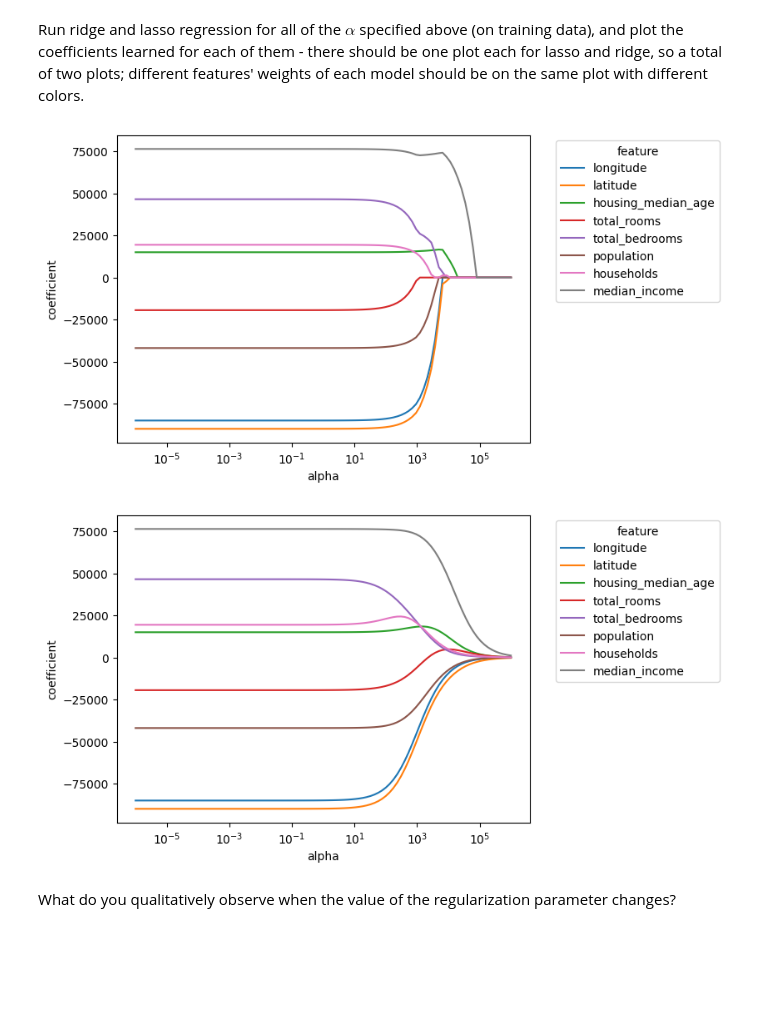
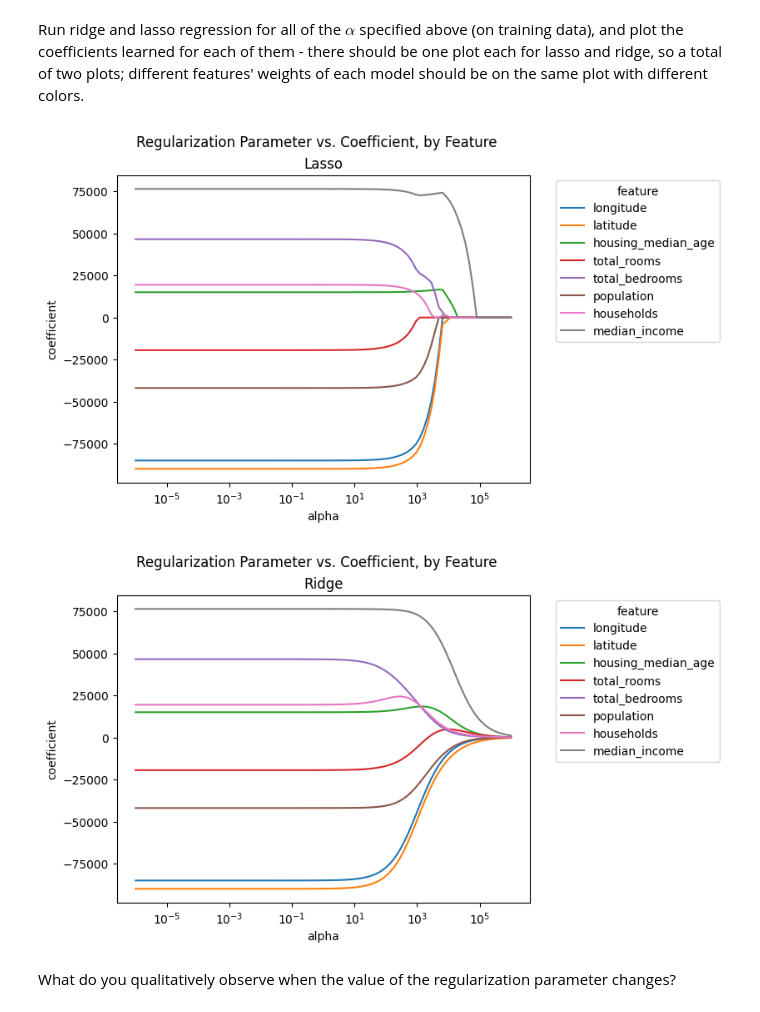
Before and after one commit to psinha25/ece381-aml, a Jupyter notebook: hw1/HW_1.ipynb, the cells around one changed output. Cells and saved outputs as stored; diff of their text form; code cells hidden in the pictures; blank space fills up the shorter version.

```diff
--- a/hw1/HW_1.ipynb
+++ b/hw1/HW_1.ipynb
@@ -380,26 +373,28 @@ for a in alphas:
 # %%
 # Write the code to make the plot for coefficients learned from lasso
 ## START CODE ##
 alpha_list = []
 coefs_list = []
 feature_list = []
 for i, a in enumerate(alphas):
     alpha_list.extend([a] * len(coefs[i]))
     coefs_list.extend(coefs[i])
     feature_list.extend(['longitude', 'latitude', 'housing_median_age', 'total_rooms', 'total_bedrooms', 'population', 'households', 'median_income'])
 df_plot = pd.DataFrame()
 df_plot['alpha'] = alpha_list
 df_plot['coefficient'] = coefs_list
 df_plot['feature'] = feature_list
 
 p1 = sns.lineplot(data=df_plot, x='alpha', y='coefficient', hue='feature')
 plt.xscale('log')
 plt.legend(title='feature', bbox_to_anchor=(1.05, 1.0), loc='upper left')
+plt.suptitle('Regularization Parameter vs. Coefficient, by Feature')
+plt.title('Lasso')
 plt.show()
 
 ## END CODE ##
 # %% [output]
-[figure, old version]
+[figure, new version]
 # %%
 # Ridge Regression
 
@@ -440,10 +435,12 @@ df_plot['feature'] = feature_list
 p1 = sns.lineplot(data=df_plot, x='alpha', y='coefficient', hue='feature')
 plt.xscale('log')
 plt.legend(title='feature', bbox_to_anchor=(1.05, 1.0), loc='upper left')
+plt.suptitle('Regularization Parameter vs. Coefficient, by Feature')
+plt.title('Ridge')
 plt.show()
 ## END CODE ##
 # %% [output]
-[figure, old version]
+[figure, new version]
 # %% [markdown]
 What do you qualitatively observe when the value of the regularization parameter changes?
 # %% [markdown]
```
Also changed, not shown: parts of 5 cells of this notebook.
